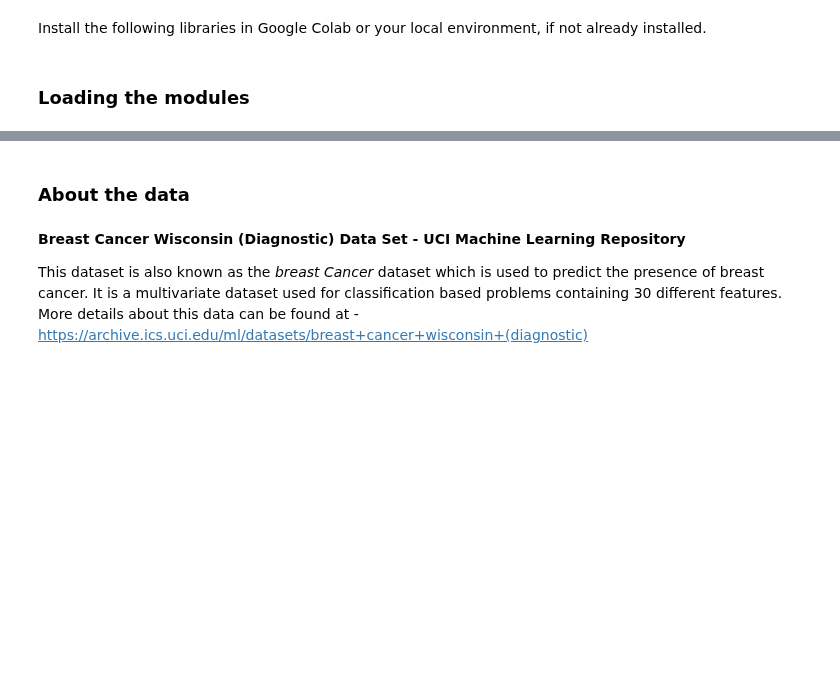
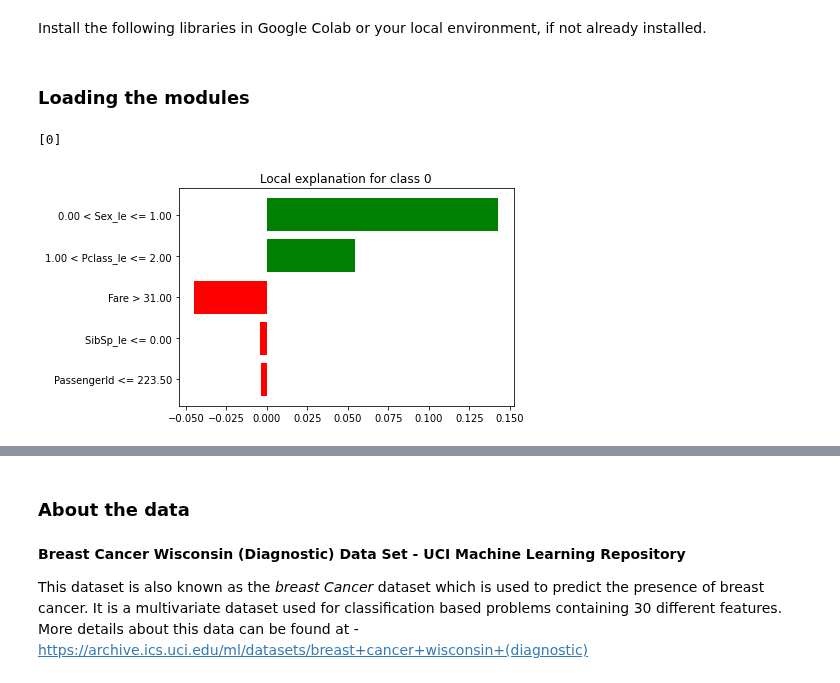
Before and after one commit to PacktPublishing/Applied-Machine-Learning-Explainability-Techniques, a Jupyter notebook: Chapter04/Intro_to_LIME.ipynb, the cells around one changed output, grey strips where cells are left out. Cells and saved outputs as stored; diff of their text form; code cells hidden in the pictures; blank space fills up the shorter version.

Commit message:
minor changes to available labels --- but needs cleaning

```diff
--- a/Chapter04/Intro_to_LIME.ipynb
+++ b/Chapter04/Intro_to_LIME.ipynb
@@ -95,6 +95,15 @@ mode='classification',training_labels=df_titanic['Survived'],feature_names=model
 # asking for explanation for LIME model
 i = 1
 exp = explainer.explain_instance(df_titanic.loc[i,feat].astype(int).values, prob, num_features=5)
+# %%
+exp.available_labels()
+# %% [output]
+[0]
+# %%
+%matplotlib inline
+fig = exp.as_pyplot_figure(label = 0);
+# %% [output]
+[figure, added]
 # %%
 exp.show_in_notebook(show_table=True)
 # %%
```
Also changed, not shown: parts of 1 cell of this notebook.
